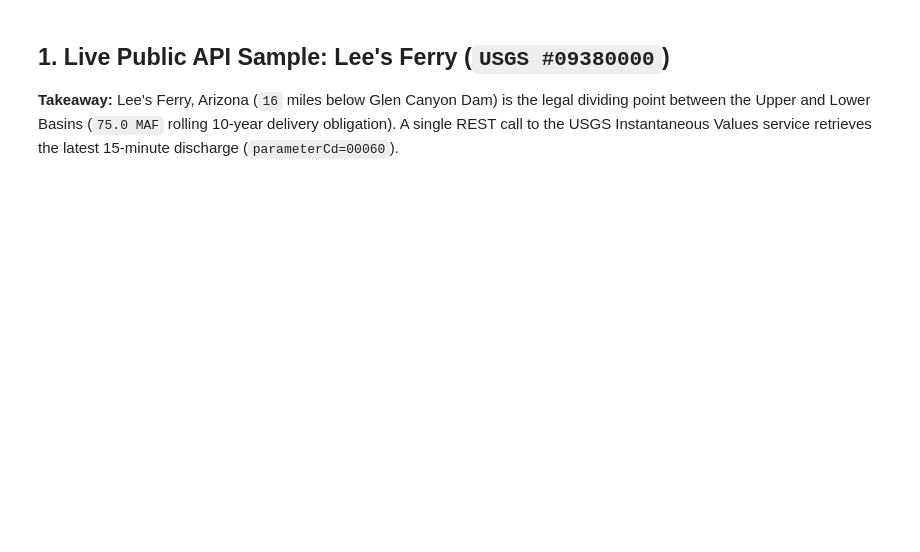
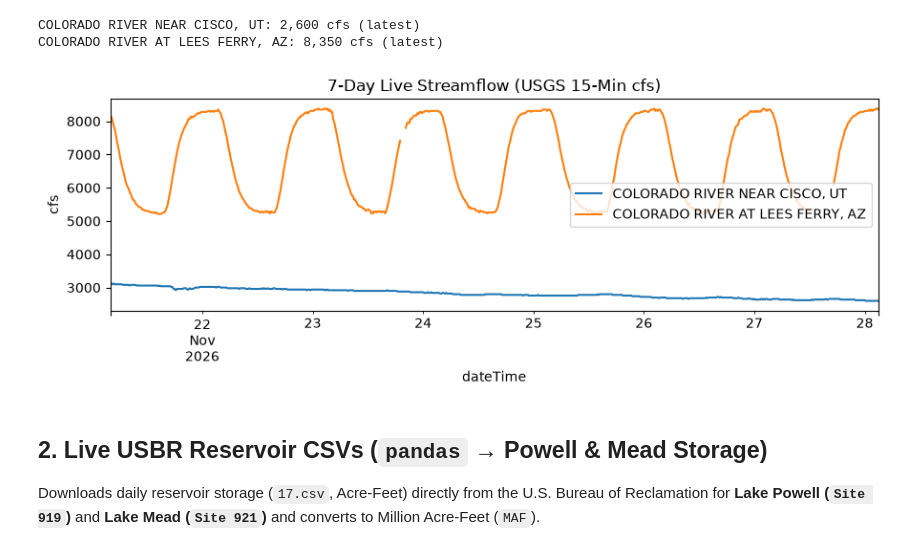
Before and after one commit to schochdo/CO_River, a Jupyter notebook: notebooks/colorado_river_analysis.ipynb, the cells around one changed output. Saved outputs shown, nothing was run; the diff lists cells and outputs as text; code cells hidden in the pictures; blank space fills up the shorter version.

```diff
--- a/notebooks/colorado_river_analysis.ipynb
+++ b/notebooks/colorado_river_analysis.ipynb
@@ -97,27 +11,29 @@ Under the **1922 Colorado River Compact** and **1944 Mexican Water Treaty**, leg
 # %%
-import sqlite3
-from pathlib import Path
-import pandas as pd
-import matplotlib.pyplot as plt
-import seaborn as sns
-import requests
+import requests, pandas as pd, matplotlib.pyplot as plt
 
-ROOT = Path.cwd().parent if Path.cwd().name == 'notebooks' else Path.cwd()
-DB_PATH = ROOT / 'data' / 'colorado_river_basin.db'
-conn = sqlite3.connect(DB_PATH)
+resp = requests.get('https://waterservices.usgs.gov/nwis/iv/', params={
+    'sites': '09380000,09180500', 'parameterCd': '00060', 'period': 'P7D', 'format': 'json'
+}, timeout=15).json()
 
-def q(sql):
-    return pd.read_sql_query(sql, conn)
+series = {}
+for ts in resp['value']['timeSeries']:
+    pts = pd.DataFrame(ts['values'][0]['value'])
+    if pts.empty:
+        continue
+    name = ts['sourceInfo']['siteName']
+    s = pd.Series(pd.to_numeric(pts['value'], errors='coerce').values, index=pd.to_datetime(pts['dateTime'], utc=True)).dropna()
+    s = s[s >= 0]
+    if not s.empty:
+        series[name] = s
+        print(f"{name}: {s.iloc[-1]:,.0f} cfs (latest)")
 
-PALETTE = {
-    'blue': '#2b5c8f', 'ochre': '#c26d2d', 'sage': '#3f6f58',
-    'red': '#9e3f32', 'ink': '#0f172a', 'slate': '#475569', 'gold': '#b5892e',
-}
-sns.set_theme(style='whitegrid', rc={
-    'axes.edgecolor': '#cfc8ba', 'axes.facecolor': '#faf8f4',
-    'figure.facecolor': '#ffffff', 'grid.color': '#e6e0d5', 'grid.linestyle': ':',
-})
+pd.DataFrame(series).plot(figsize=(9, 3.5), title='7-Day Live Streamflow (USGS 15-Min cfs)', ylabel='cfs')
+plt.tight_layout(); plt.show()
+# %% [output]
+COLORADO RIVER NEAR CISCO, UT: 2,600 cfs (latest)
+COLORADO RIVER AT LEES FERRY, AZ: 8,350 cfs (latest)
+[figure, added]
 # %% [markdown]
-## 1. Live Public API Sample: Lee's Ferry (`USGS #09380000`)
-**Takeaway:** Lee's Ferry, Arizona (`16` miles below Glen Canyon Dam) is the legal dividing point between the Upper and Lower Basins (`75.0 MAF` rolling 10-year delivery obligation). A single REST call to the USGS Instantaneous Values service retrieves the latest 15-minute discharge (`parameterCd=00060`).
+## 2. Live USBR Reservoir CSVs (`pandas` → Powell & Mead Storage)
+Downloads daily reservoir storage (`17.csv`, Acre-Feet) directly from the U.S. Bureau of Reclamation for **Lake Powell (`Site 919`)** and **Lake Mead (`Site 921`)** and converts to Million Acre-Feet (`MAF`).
 # %%
```
Also changed, not shown: parts of 14 cells of this notebook, 26 other files.
